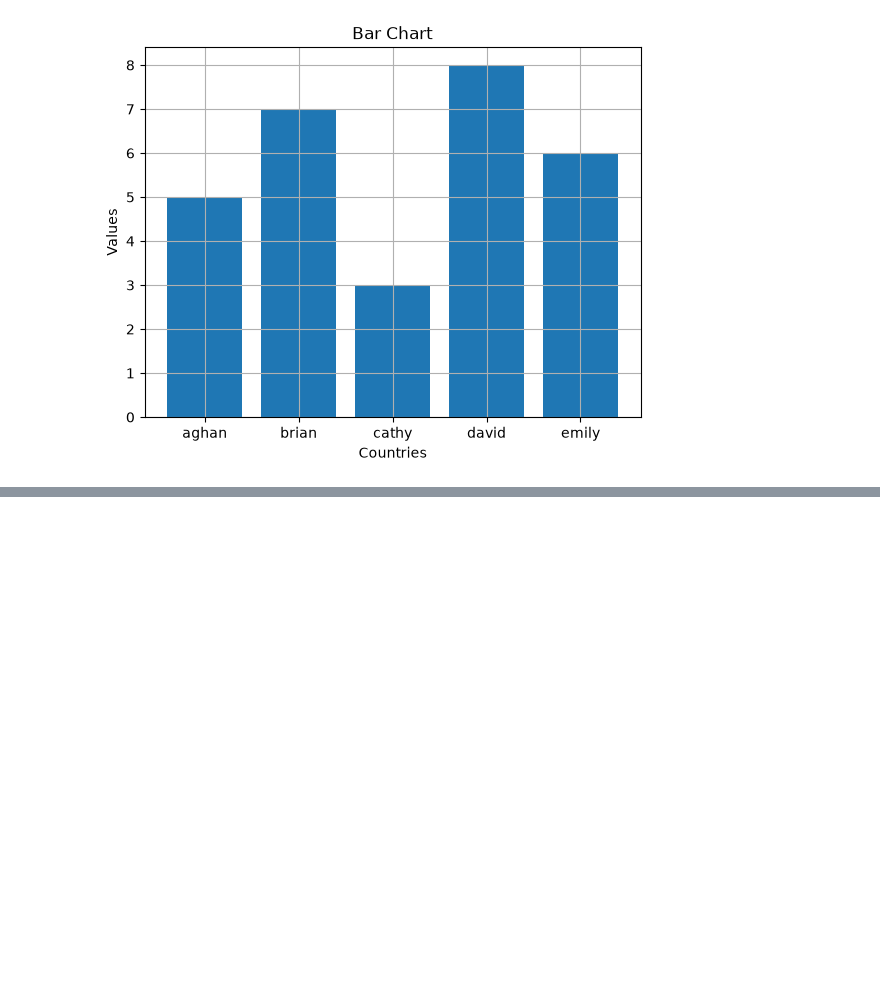
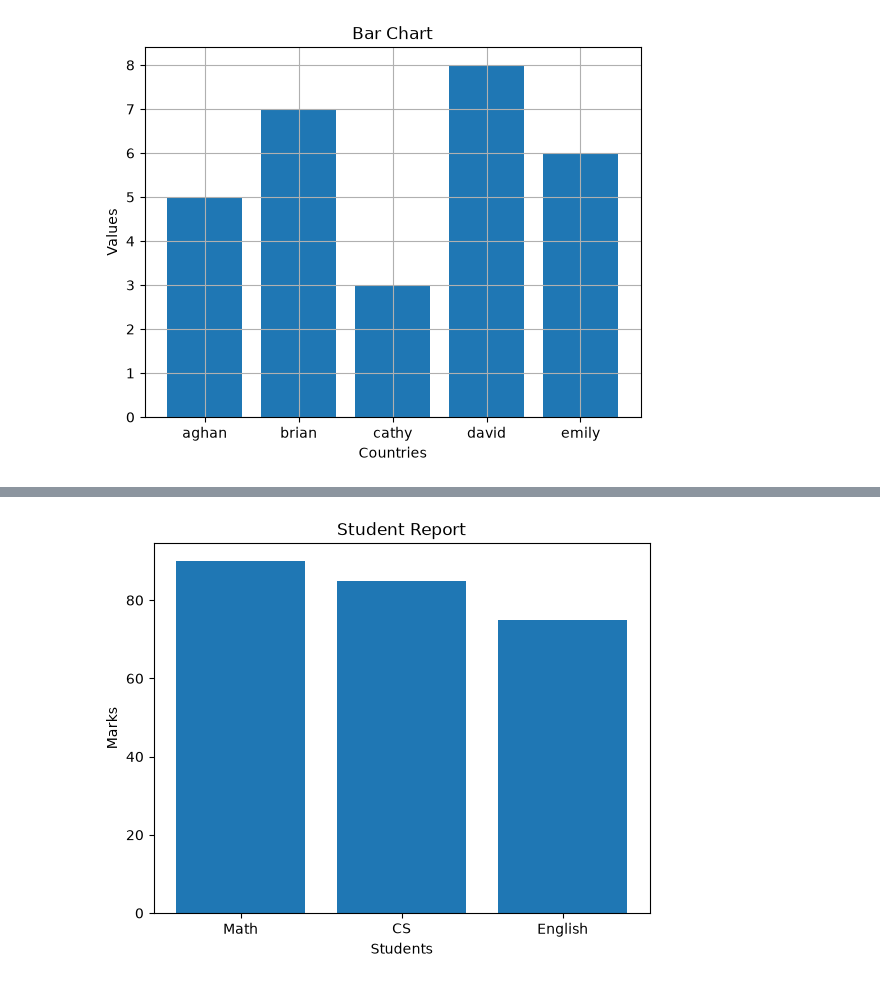
Before and after one commit to akmal-05/101-Python-for-Data-Science, a Jupyter notebook: D16_Matplotlib.ipynb, the cells around one changed output, grey strips where cells are left out. Saved outputs shown, nothing was run; the diff lists cells and outputs as text; code cells hidden in the pictures; blank space fills up the shorter version.

```diff
--- a/D16_Matplotlib.ipynb
+++ b/D16_Matplotlib.ipynb
@@ -38,0 +52,11 @@ plt.show()
+# %%
+subjects = ["Math","CS","English"]
+marks = [90,85,75]
+
+plt.bar(subjects, marks)
+plt.xlabel("Students")
+plt.ylabel("Marks")
+plt.title("Student Report")
+plt.show()
+# %% [output]
+[figure, added]
```
Also changed, not shown: parts of 4 cells of this notebook.
